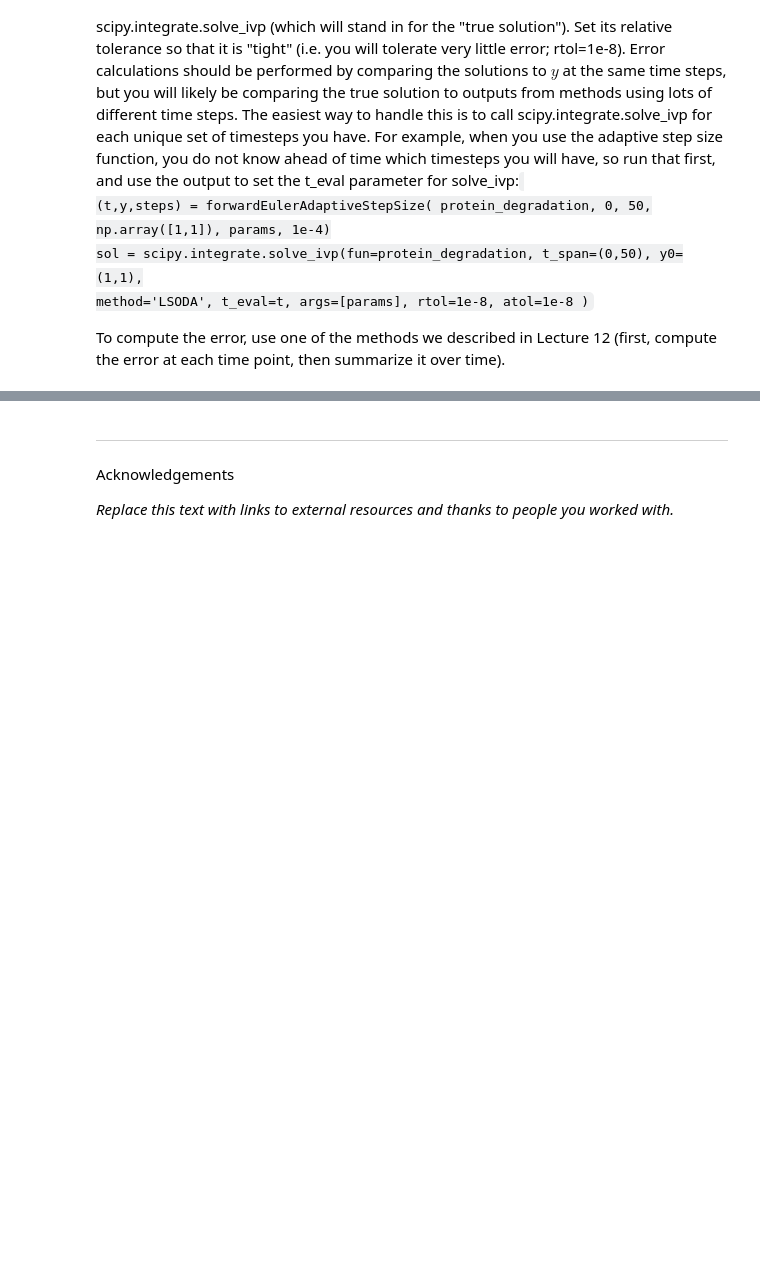
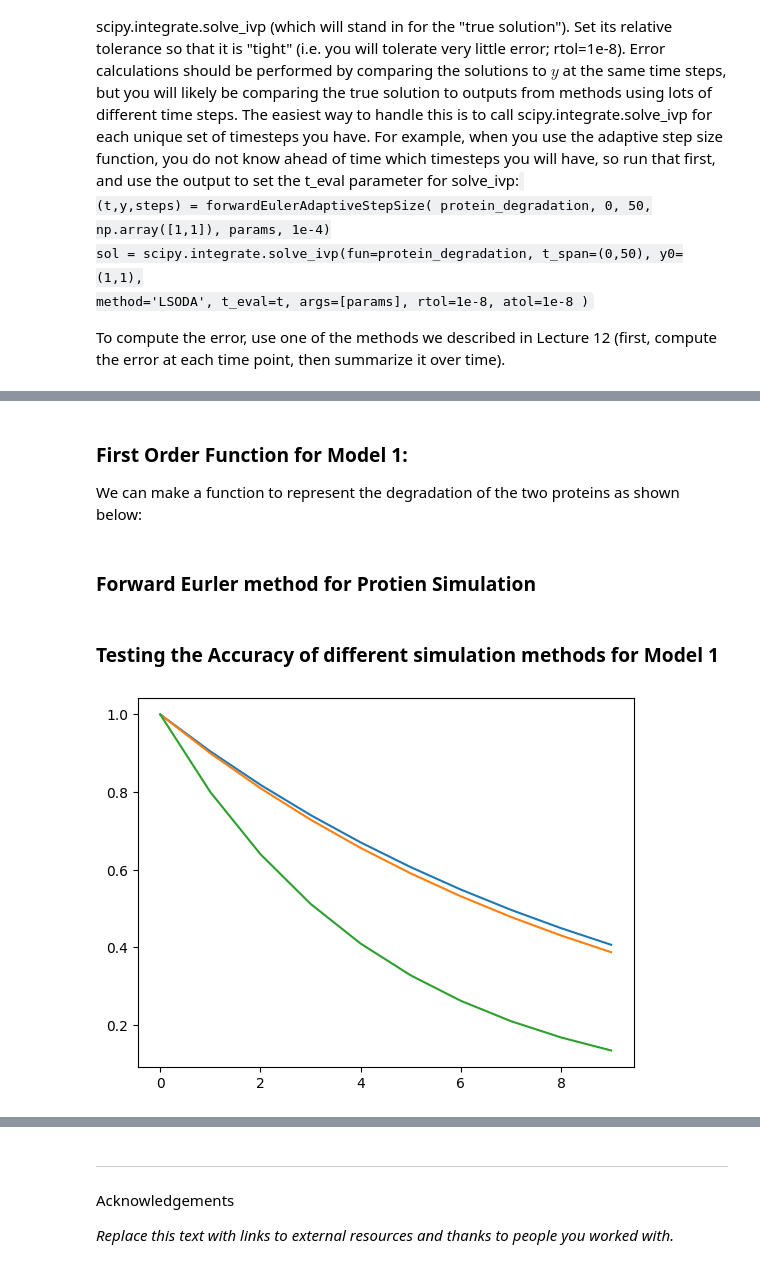
Before and after one commit to mattjax16/CS341, a Jupyter notebook: Project-3/Project3.ipynb, the cells around one changed output, grey strips where cells are left out. Drawn from its saved outputs; the diff is of its cells as text; code cells hidden in the pictures; blank space fills up the shorter version.

```diff
--- a/Project-3/Project3.ipynb
+++ b/Project-3/Project3.ipynb
@@ -119,0 +89,53 @@ Now here is the first order euler method for these
+# %% [markdown]
+
+### First Order Function for Model 1:
+We can make a function to represent the degradation of the two proteins as shown below:
+# %%
+import numpy as np
+def protien_degradation( t, y, params):
+    '''
+
+    :param t:
+    :param y:
+    :param params:
+    :return:
+    '''
+    dy1_dt = -params[0] * y[0];
+    dy2_dt = -params[1] * y[1];
+
+    return np.array((dy1_dt,dy2_dt))
+# %% [markdown]
+### Forward Eurler method for Protien Simulation
+# %%
+def forwardEuler( fn, t, y0, params ):
+    """ [t,y] = forwardEuler( fn, t, y0, params )
+    Given a function handle fn for dydt, find the value of
+    y at timepoints t, given y(0) = y0.
+    fn takes t, y, and params as input.
+    t is 1-dimensional (NT,)
+    y0 is 2-dimensional (NY,NT)
+    """
+    y = np.zeros( (y0.size,t.size) )
+    y[:,0] = y0;
+    for i in range(1,t.size):
+        h = t[i]-t[i-1];
+        yprime = fn(t[i-1],y[:,i-1],params);
+        y[:,i] = y[:,i-1] + h*yprime;
+
+    return (t,y)
+# %% [markdown]
+### Testing the Accuracy of different simulation methods for Model 1
+# %%
+import scipy.integrate
+import matplotlib.pyplot as plt
+dt = 1
+y0 = np.array((1,1))
+params = (0.1,0.2)
+t = np.arange(0,10,dt)
+tru_y = np.exp( -params[0]*t)
+(t,y) = forwardEuler( protien_degradation, t, y0=y0, params=params)
+
+plt.plot(t, tru_y)
+plt.plot(t, y.T);
+# %% [output]
+[figure, added]
```
Also changed, not shown: parts of 11 cells of this notebook, 1 other file.
